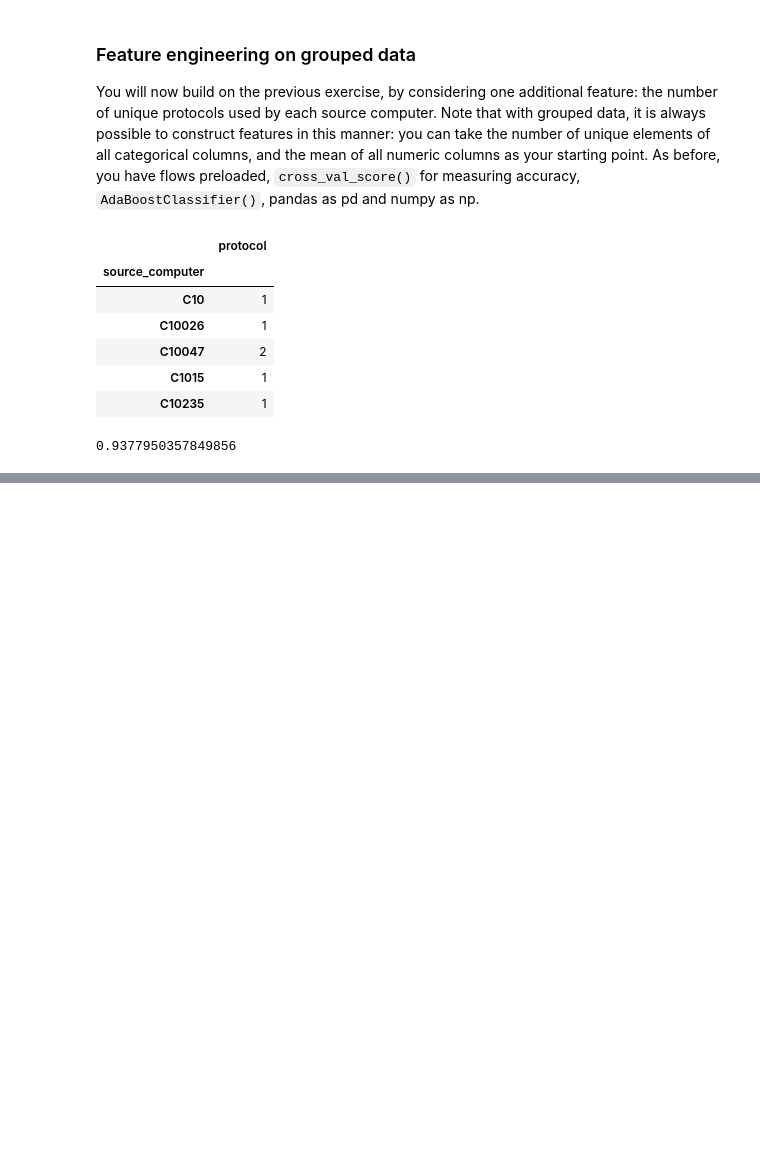
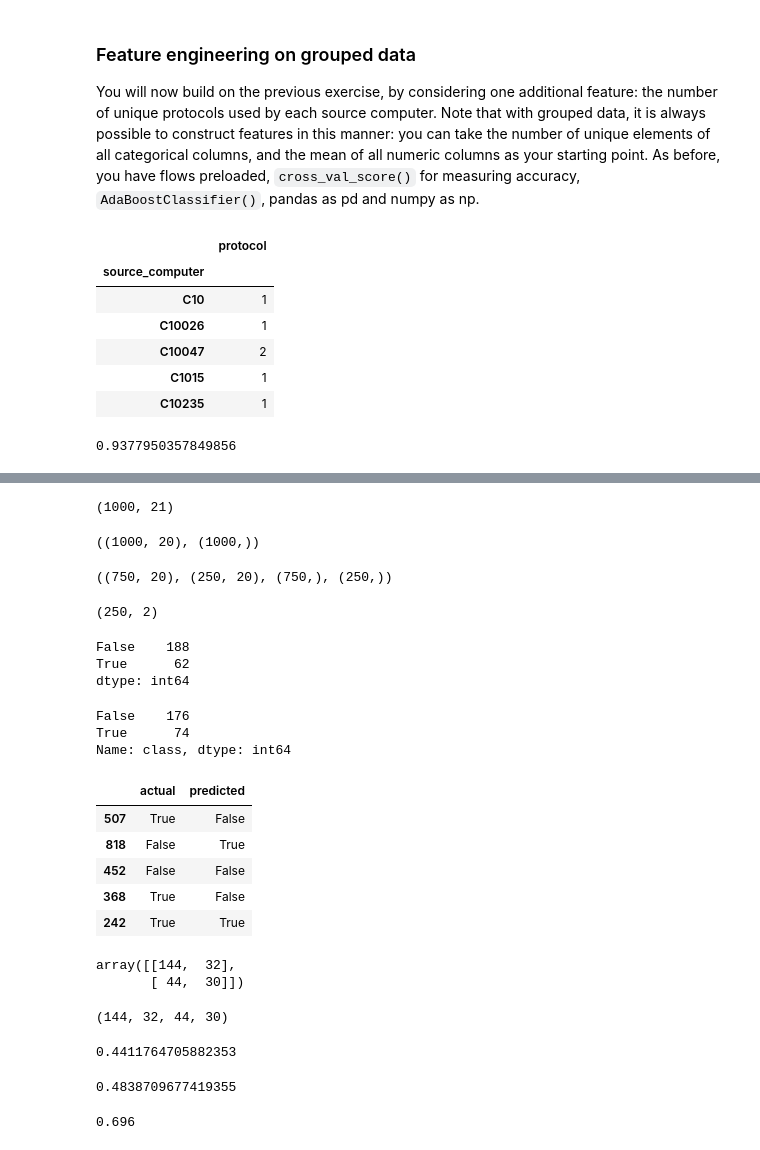
Before and after one commit to shawnngtq/machine-learning, a Jupyter notebook: designing-machine-learning-workflows-in-python/designing-machine-learning-workflows-in-python.ipynb, the cells around one changed output, grey strips where cells are left out. Cells and saved outputs as stored; diff of their text form; code cells hidden in the pictures; blank space fills up the shorter version.

```diff
--- a/designing-machine-learning-workflows-in-python/designing-machine-learning-workflows-in-python.ipynb
+++ b/designing-machine-learning-workflows-in-python/designing-machine-learning-workflows-in-python.ipynb
@@ -382,0 +509,72 @@ print(np.mean(cross_val_score(AdaBoostClassifier(), X_more, y)))
+# %%
+credit = credit.loc[:, :"class"]
+credit.shape
+# %% [output]
+(1000, 21)
+# %%
+X, y = build_data(credit)
+X.shape, y.shape
+# %% [output]
+((1000, 20), (1000,))
+# %%
+X_train, X_test, y_train, y_test = train_test_split(X, y, test_size=0.25, random_state=1)
+X_train.shape, X_test.shape, y_train.shape, y_test.shape
+# %% [output]
+((750, 20), (250, 20), (750,), (250,))
+# %%
+# Fit a Gaussian Naive Bayes classifier
+clf = GaussianNB().fit(X_train, y_train)
+predictions = clf.predict(X_test)
+
+results = pd.DataFrame({
+    "actual": y_test,
+    "predicted": predictions
+})
+
+results.shape
+# %% [output]
+(250, 2)
+# %%
+pd.Series(predictions).value_counts()
+# %% [output]
+False    188
+True      62
+dtype: int64
+# %%
+pd.Series(y_test).value_counts()
+# %% [output]
+False    176
+True      74
+Name: class, dtype: int64
+# %%
+results.head()
+# %% [output]
+|  | actual | predicted |
+| 507 | True | False |
+| 818 | False | True |
+| 452 | False | False |
+| 368 | True | False |
+| 242 | True | True |
+# %%
+conf_mat = confusion_matrix(results["actual"], results["predicted"])
+conf_mat
+# %% [output]
+array([[144,  32],
+       [ 44,  30]])
+# %%
+tn, fp, fn, tp = conf_mat.ravel()
+tn, fp, fn, tp
+# %% [output]
+(144, 32, 44, 30)
+# %%
+print(f1_score(y_test, predictions))
+# %% [output]
+0.4411764705882353
+# %%
+print(precision_score(y_test, predictions))
+# %% [output]
+0.4838709677419355
+# %%
+print((tp + tn)/len(y_test))
+# %% [output]
+0.696
```
Also changed, not shown: parts of 20 cells of this notebook.
